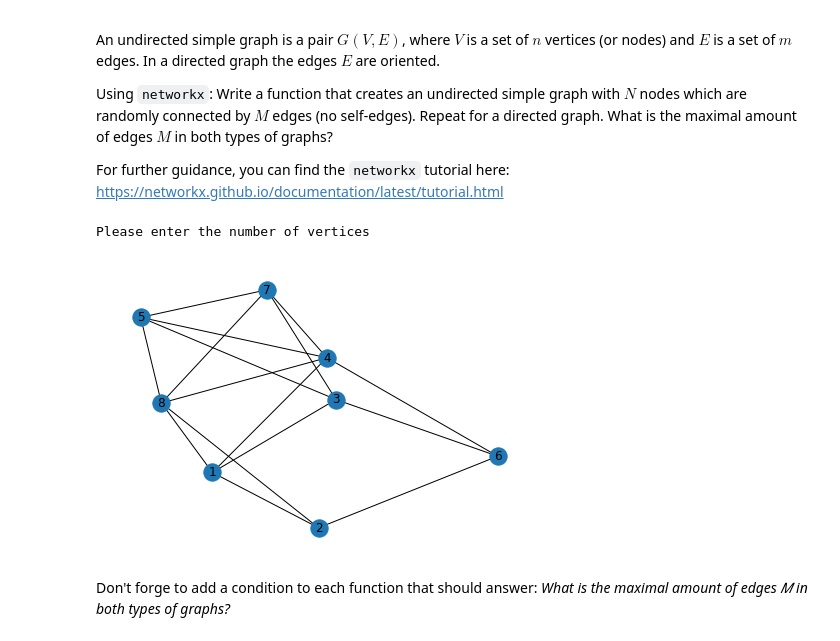
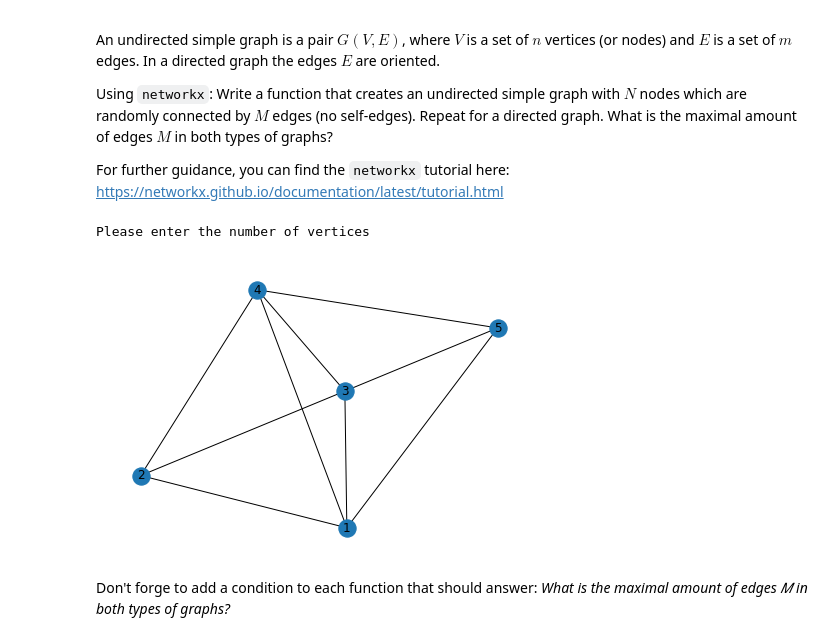
Before and after one commit to ramsurya98/Introduction-Network-Science-2021, a Jupyter notebook: Exercise01/NetworksExercise_01.ipynb, the cells around one changed output. Saved outputs shown, nothing was run; the diff lists cells and outputs as text; code cells hidden in the pictures.

```diff
--- a/Exercise01/NetworksExercise_01.ipynb
+++ b/Exercise01/NetworksExercise_01.ipynb
@@ -63,35 +63,35 @@ def random_graph(N, M):
 
 def random_di_graph(N, M):
     G = nx.DiGraph()
 
     # Same idea as above, but for a directed graph.
     # Check N and M for consistency. Think about a termination condition. It is different to the one above.
     max_edges = N*(N-1)
     if M > max_edges:
       return "M value is more than the maximum allowed edges"
 
     node_list = range(1, N+1)
     G.add_nodes_from(edge_list)
 
     # Add random edges while the total number of edges is smaller than M.
     while G.number_of_edges() <= M-1:
       edge_list  = [(np.random.choice(node_list), np.random.choice(node_list))]
       G.add_edges_from(edge_list)
       G.remove_edges_from(nx.selfloop_edges(G))
 
     return G
 
 
 # You can call you functions with
 print()
 print("Please enter the number of vertices ")
-G = random_graph(8, 16)
+G = random_graph(5, 9)
 
 # You can plot you graphs by using
 nx.draw(G, with_labels=True)
 # %% [output]
 Please enter the number of vertices
-[figure, old version]
+[figure, new version]
 # %% [markdown]
 Don't forge to add a condition to each function that should answer: *What is the maximal amount of edges 𝑀 in both types of graphs?*
 # %% [markdown]
```
Also changed, not shown: parts of 3 cells of this notebook.
